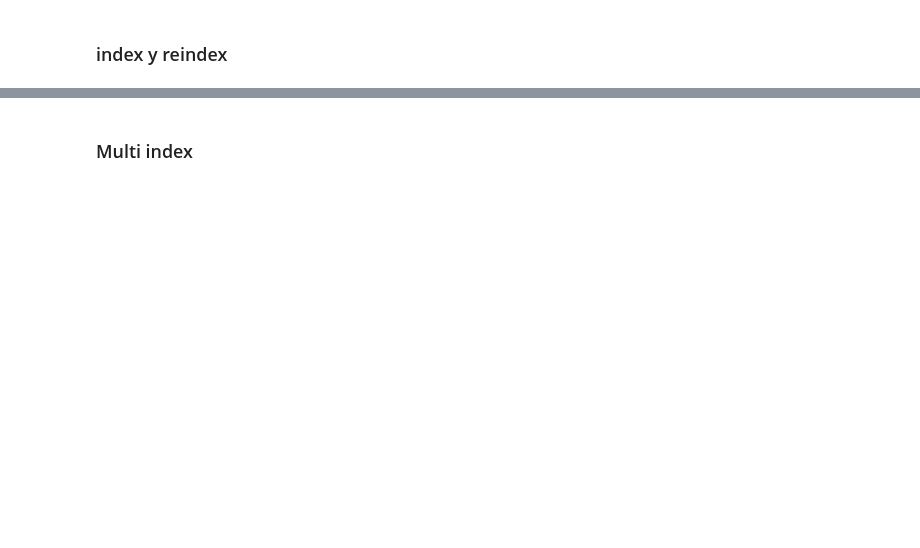
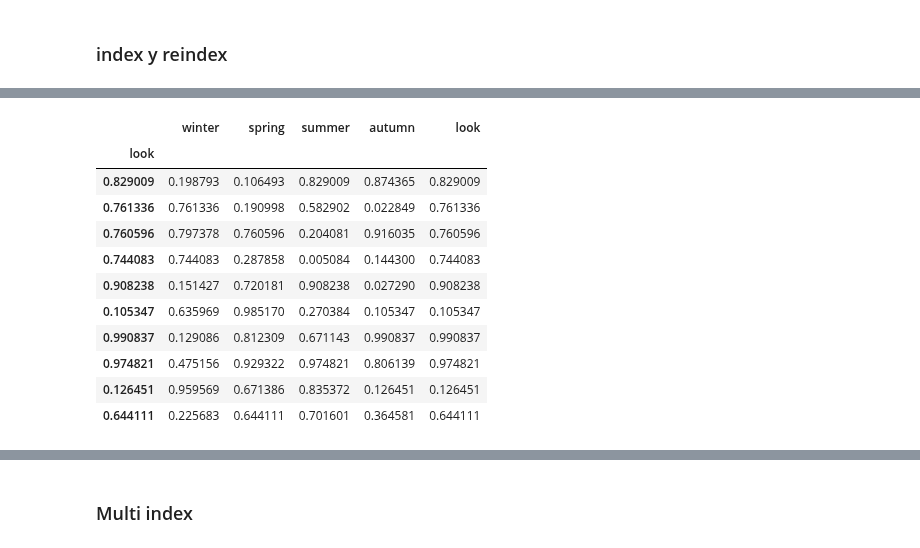
Before and after one commit to Ironhack-Data-Madrid-Mayo-2022/apuntes_clase, a Jupyter notebook: semana_2/2.1 - Pandas Deepdive.ipynb, the cells around one changed output, grey strips where cells are left out. Cells and saved outputs as stored; diff of their text form; code cells hidden in the pictures; blank space fills up the shorter version.

```diff
--- a/semana_2/2.1 - Pandas Deepdive.ipynb
+++ b/semana_2/2.1 - Pandas Deepdive.ipynb
@@ -1009,0 +1283,6 @@ pd.json_normalize(data, max_level=1)
+# %%
+look_lst=['summer', 'winter','spring',
+          'winter', 'summer', 'autumn',
+          'autumn', 'summer', 'autumn', 'spring']
+# %%
+seasons['look']=seasons.lookup(seasons.index, look_lst)
@@ -1013,0 +1346,4 @@ pd.json_normalize(data, max_level=1)
+# %%
+seasons.index=pd.RangeIndex(0, 10*2, 2)
+
+seasons
@@ -1013,0 +1362,4 @@ pd.json_normalize(data, max_level=1)
+# %%
+seasons.index=range(10)
+
+seasons
@@ -1013,0 +1378,17 @@ pd.json_normalize(data, max_level=1)
+# %%
+seasons.index=seasons.look
+
+seasons
+# %% [output]
+|  | winter | spring | summer | autumn | look |
+| look |  |  |  |  |  |
+| 0.829009 | 0.198793 | 0.106493 | 0.829009 | 0.874365 | 0.829009 |
+| 0.761336 | 0.761336 | 0.190998 | 0.582902 | 0.022849 | 0.761336 |
+| 0.760596 | 0.797378 | 0.760596 | 0.204081 | 0.916035 | 0.760596 |
+| 0.744083 | 0.744083 | 0.287858 | 0.005084 | 0.144300 | 0.744083 |
+| 0.908238 | 0.151427 | 0.720181 | 0.908238 | 0.027290 | 0.908238 |
+| 0.105347 | 0.635969 | 0.985170 | 0.270384 | 0.105347 | 0.105347 |
+| 0.990837 | 0.129086 | 0.812309 | 0.671143 | 0.990837 | 0.990837 |
+| 0.974821 | 0.475156 | 0.929322 | 0.974821 | 0.806139 | 0.974821 |
+| 0.126451 | 0.959569 | 0.671386 | 0.835372 | 0.126451 | 0.126451 |
+| 0.644111 | 0.225683 | 0.644111 | 0.701601 | 0.364581 | 0.644111 |
```
Also changed, not shown: parts of 57 cells of this notebook, 5 other files.
